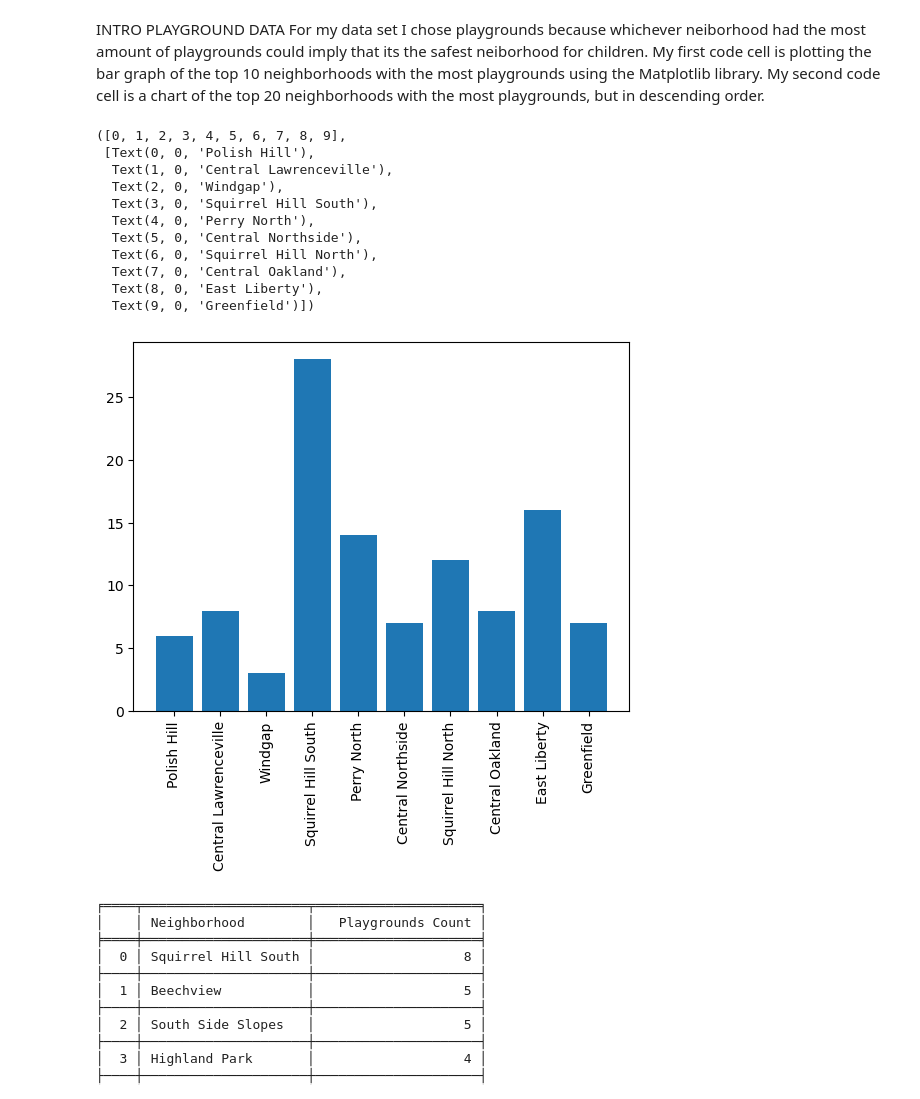
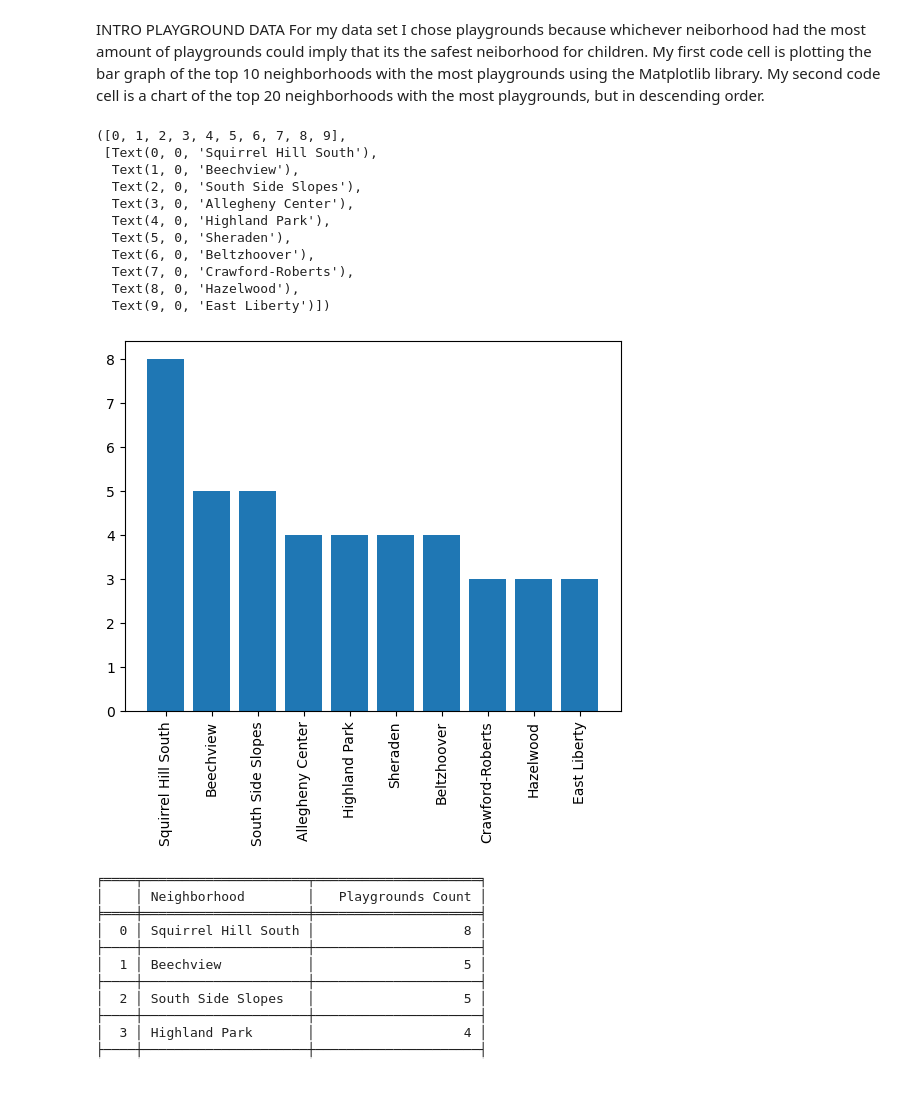
Before and after one commit to wpmPitt17/CMPINF-0010-Final-Project-Group15, a Jupyter notebook: jab936-playgrounds.ipynb, the cells around one changed output. Drawn from its saved outputs; the diff is of its cells as text; code cells hidden in the pictures.

```diff
--- a/jab936-playgrounds.ipynb
+++ b/jab936-playgrounds.ipynb
@@ -11,46 +11,46 @@ pg = pd.read_csv("playgrounds.csv")
 
 neighborhood = {}
 
-for index, row in empy.iterrows():
+for index, row in pg.iterrows():
 
     if row["neighborhood"] in neighborhood:
         neighborhood[row["neighborhood"]] += 1
     else:
         neighborhood[row["neighborhood"]] = 1
 
 
 
 highest = dict(sorted(neighborhood.items(), key=operator.itemgetter(1), reverse=True))
 
 
-plt.bar(list(neighborhood.keys())[:10], list(neighborhood.values())[:10])
+plt.bar(list(highest.keys())[:10], list(highest.values())[:10])
 plt.xticks(rotation=90)
 # # # Assuming you need to process the data to calculate Employment percentage
 # empy['neighborhood'] = empy['neighborhood']
 
 
 # # # Create a bar plot
 # empy[['Population', 'Employment']].plot.bar(figsize=(10, 6))
 # plt.xlabel('Neighborhood')
 # plt.ylabel('Count/Parks')
 # plt.title('Population and Employment Data by Neighborhood')
 # plt.xticks(rotation=45)  # Rotate x-axis labels for better readability
 # plt.legend(["Population", "Employment"])
 # plt.tight_layout()
 # plt.show()
 # %% [output]
 ([0, 1, 2, 3, 4, 5, 6, 7, 8, 9],
- [Text(0, 0, 'Polish Hill'),
-  Text(1, 0, 'Central Lawrenceville'),
-  Text(2, 0, 'Windgap'),
-  Text(3, 0, 'Squirrel Hill South'),
-  Text(4, 0, 'Perry North'),
-  Text(5, 0, 'Central Northside'),
-  Text(6, 0, 'Squirrel Hill North'),
-  Text(7, 0, 'Central Oakland'),
-  Text(8, 0, 'East Liberty'),
-  Text(9, 0, 'Greenfield')])
+ [Text(0, 0, 'Squirrel Hill South'),
+  Text(1, 0, 'Beechview'),
+  Text(2, 0, 'South Side Slopes'),
+  Text(3, 0, 'Allegheny Center'),
+  Text(4, 0, 'Highland Park'),
+  Text(5, 0, 'Sheraden'),
+  Text(6, 0, 'Beltzhoover'),
+  Text(7, 0, 'Crawford-Roberts'),
+  Text(8, 0, 'Hazelwood'),
+  Text(9, 0, 'East Liberty')])
-[figure, old version]
+[figure, new version]
 # %%
 import pandas as pd
 from tabulate import tabulate
```
Also changed, not shown: 1 other file.
